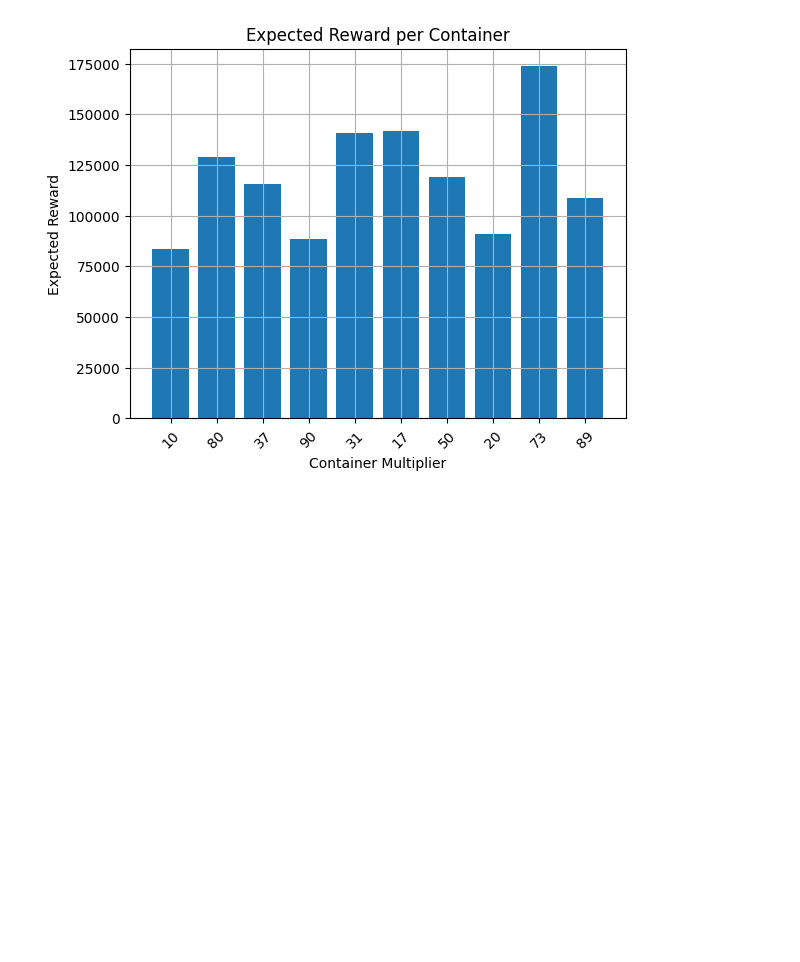
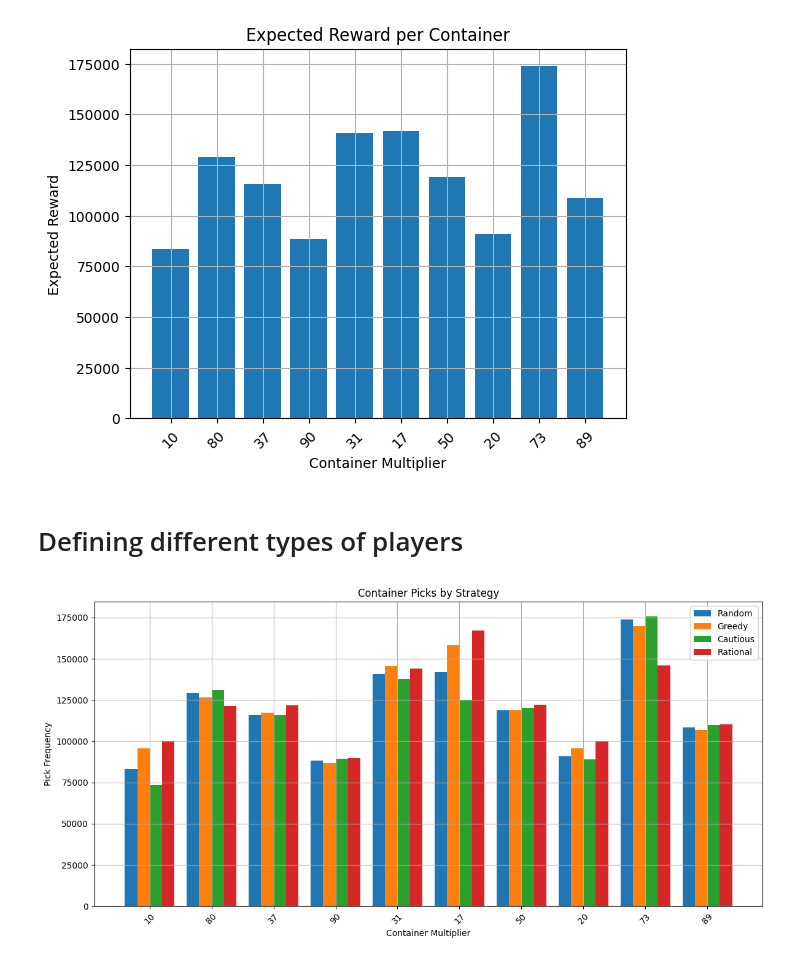
Before and after one commit to yashdarak9274/IMC-Prosperity-3, a Jupyter notebook: Round 2/manual_trading_simulator.ipynb, the cells around one changed output. Cells and saved outputs as stored; diff of their text form; code cells hidden in the pictures; blank space fills up the shorter version.

Commit message:
Updated manual trading file to include more types of players and cases

```diff
--- a/Round 2/manual_trading_simulator.ipynb
+++ b/Round 2/manual_trading_simulator.ipynb
@@ -60,3 +62,5 @@ plt.show()
 Best pair to pick: ([17, 1], [73, 4])
 Best expected total profit: 265557.24
 [figure]
+# %% [markdown]
+# Defining different types of players
@@ -62,0 +131,34 @@ Best expected total profit: 265557.24
+# %%
+# Simulate for all player types
+strategies = ["random", "greedy", "cautious", "rational"]
+results = {s: simulate(strategy=s) for s in strategies}
+
+# # Plot: Expected Reward per Container (for Rational player)
+# multipliers = [str(d[0]) for d in data]
+# plt.figure(figsize=(10, 6))
+# plt.bar(multipliers, results["rational"]["expected_rewards"], color='green')
+# plt.xticks(multipliers, rotation=45)
+# plt.xlabel("Container Multiplier")
+# plt.ylabel("Expected Reward")
+# plt.title("Expected Reward per Container (Rational Player)")
+# plt.grid(True)
+# plt.tight_layout()
+# plt.show()
+
+# Plot: Pick Frequencies by Player Type
+plt.figure(figsize=(12, 6))
+bar_width = 0.2
+x = np.arange(10)
+for i, s in enumerate(strategies):
+    plt.bar(x + i * bar_width, results[s]["expected_rewards"], width=bar_width, label=s.title())
+
+plt.xticks(x + bar_width * 1.5, multipliers, rotation=45)
+plt.xlabel("Container Multiplier")
+plt.ylabel("Pick Frequency")
+plt.title("Container Picks by Strategy")
+plt.legend()
+plt.grid(True)
+plt.tight_layout()
+plt.show()
+# %% [output]
+[figure, added]
```
Also changed, not shown: parts of 2 cells of this notebook.
